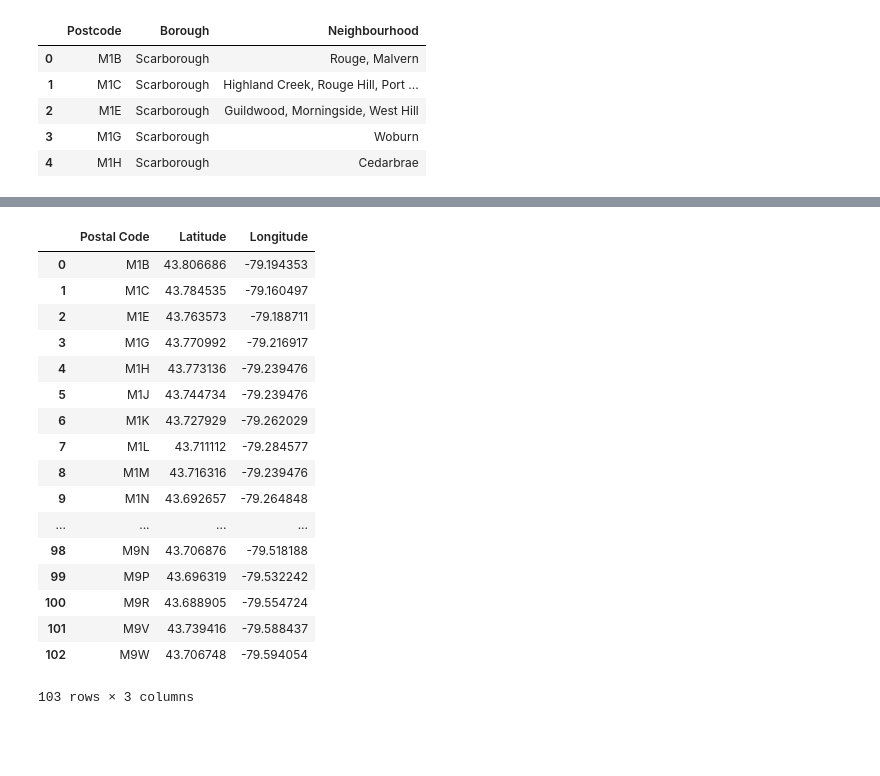
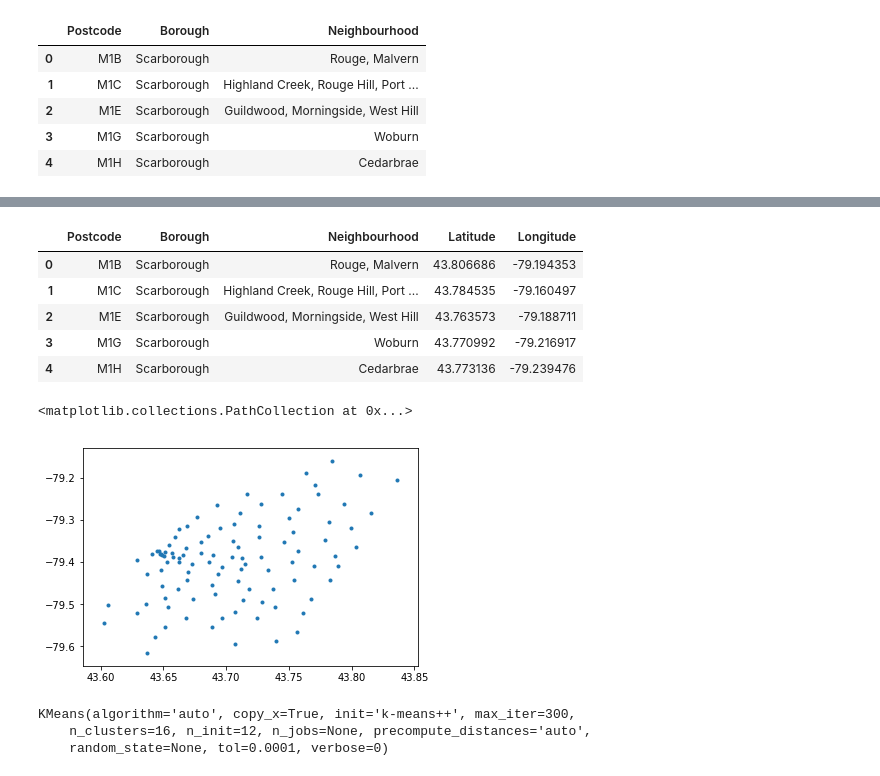
Before and after one commit to fenom/Coursera_Capstone, a Jupyter notebook: Toronto Neighborhoods.ipynb, the cells around one changed output, grey strips where cells are left out. Saved outputs shown, nothing was run; the diff lists cells and outputs as text; code cells hidden in the pictures; blank space fills up the shorter version.

```diff
--- a/Toronto Neighborhoods.ipynb
+++ b/Toronto Neighborhoods.ipynb
@@ -7,17 +11,17 @@ df.shape
 # %% [output]
 (288, 3)
 # %%
-df = df[df['Borough'] != 'Not assigned']
+df = df[df.Borough != 'Not assigned']
 df.shape
 # %% [output]
 (211, 3)
 # %%
-df.loc[df['Neighbourhood'] == 'Not assigned', 'Neighbourhood'] = df['Borough']
+df.loc[df.Neighbourhood == 'Not assigned', 'Neighbourhood'] = df.Borough
 df.shape
 # %% [output]
 (211, 3)
 # %%
-df = df.groupby(['Postcode', 'Borough'])['Neighbourhood'].apply(', '.join).reset_index()
+df = df.groupby(['Postcode', 'Borough']).Neighbourhood.apply(', '.join).reset_index()
 df.shape
 # %% [output]
 (103, 3)
@@ -53,21 +39,22 @@ Reusing existing connection to ibm.box.com:443.
 # %%
-pd.merge(df, pd.read_csv('Geospatial_data'), left_on='county_ID', right_on='Postal Code')
+df = pd.merge(df, pd.read_csv('Geospatial_data'), left_on='Postcode', right_on='Postal Code').drop('Postal Code', axis=1)
+df.head()
 # %% [output]
-|  | Postal Code | Latitude | Longitude |
-| 0 | M1B | 43.806686 | -79.194353 |
-| 1 | M1C | 43.784535 | -79.160497 |
-| 2 | M1E | 43.763573 | -79.188711 |
-| 3 | M1G | 43.770992 | -79.216917 |
-| 4 | M1H | 43.773136 | -79.239476 |
-| 5 | M1J | 43.744734 | -79.239476 |
-| 6 | M1K | 43.727929 | -79.262029 |
-| 7 | M1L | 43.711112 | -79.284577 |
-| 8 | M1M | 43.716316 | -79.239476 |
-| 9 | M1N | 43.692657 | -79.264848 |
-| ... | ... | ... | ... |
-| 98 | M9N | 43.706876 | -79.518188 |
-| 99 | M9P | 43.696319 | -79.532242 |
-| 100 | M9R | 43.688905 | -79.554724 |
-| 101 | M9V | 43.739416 | -79.588437 |
-| 102 | M9W | 43.706748 | -79.594054 |
+|  | Postcode | Borough | Neighbourhood | Latitude | Longitude |
+| 0 | M1B | Scarborough | Rouge, Malvern | 43.806686 | -79.194353 |
+| 1 | M1C | Scarborough | Highland Creek, Rouge Hill, Port ... | 43.784535 | -79.160497 |
+| 2 | M1E | Scarborough | Guildwood, Morningside, West Hill | 43.763573 | -79.188711 |
+| 3 | M1G | Scarborough | Woburn | 43.770992 | -79.216917 |
+| 4 | M1H | Scarborough | Cedarbrae | 43.773136 | -79.239476 |
-103 rows × 3 columns
+# %%
+plt.scatter(df.Latitude, df.Longitude, marker='.')
+# %% [output]
+<matplotlib.collections.PathCollection at 0x...>
+[figure, added]
+# %%
+k_means = KMeans(init = "k-means++", n_clusters = 16, n_init = 12)
+k_means.fit(df[['Latitude', 'Longitude']])
+# %% [output]
+KMeans(algorithm='auto', copy_x=True, init='k-means++', max_iter=300,
+    n_clusters=16, n_init=12, n_jobs=None, precompute_distances='auto',
+    random_state=None, tol=0.0001, verbose=0)
```
Also changed, not shown: parts of 5 cells of this notebook.
